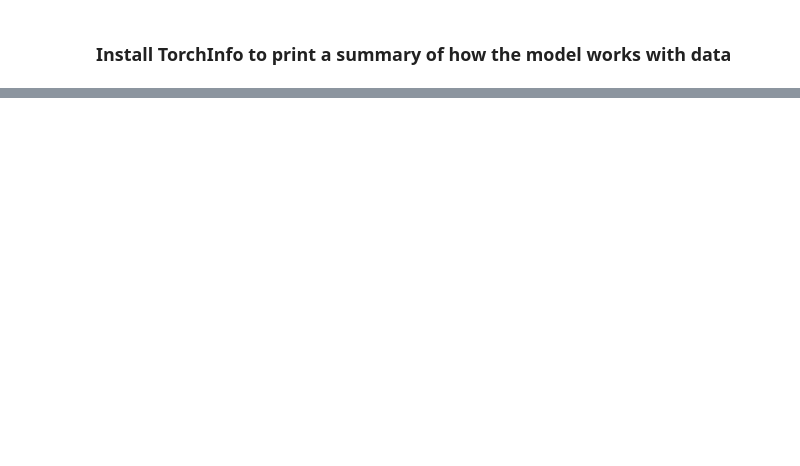
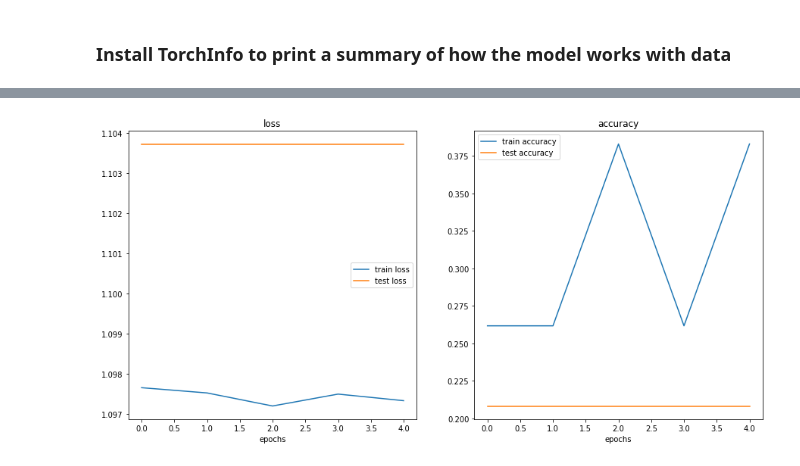
Before and after one commit to torrhen/pytorch_miscellaneous, a Jupyter notebook: 04_pytorch_custom_datasets.ipynb, the cells around one changed output, grey strips where cells are left out. Saved outputs shown, nothing was run; the diff lists cells and outputs as text; code cells hidden in the pictures; blank space fills up the shorter version.

```diff
--- a/04_pytorch_custom_datasets.ipynb
+++ b/04_pytorch_custom_datasets.ipynb
@@ -543,0 +601,10 @@ def train_step(model: torch.nn.Module, dataloader: torch.utils.data.DataLoader,
+# %%
+# create loss function
+loss_fn = nn.CrossEntropyLoss()
+# create optimizer
+optimizer = torch.optim.Adam(params=model1.parameters(), lr=0.001)
+# %%
+torch.manual_seed(42)
+torch.cuda.manual_seed(42)
+
+model1_results = train(model1, train_loader, test_loader, loss_fn, optimizer)
@@ -543,0 +622,34 @@ def train_step(model: torch.nn.Module, dataloader: torch.utils.data.DataLoader,
+# %%
+# plot the loss curves for train and test results
+
+def plot_loss_curves(results: Dict[str, List[float]]):
+  # get loss metrics
+  train_loss = results['train_loss']
+  test_loss = results['test_loss']
+  # get accuracy metrics
+  train_acc = results['train_acc']
+  test_acc = results['test_acc']
+
+  # create a range between 0 and epochs-1
+  n_epochs = range(len(results['train_loss']))
+
+  plt.figure(figsize=(15, 7))
+
+  # plot loss
+  plt.subplot(1, 2, 1)
+  plt.plot(n_epochs, train_loss, label='train loss')
+  plt.plot(n_epochs, test_loss, label='test loss')
+  plt.title('loss')
+  plt.xlabel('epochs')
+  plt.legend()
+  # plot accuracy
+  plt.subplot(1, 2, 2)
+  plt.plot(n_epochs, train_acc, label='train accuracy')
+  plt.plot(n_epochs, test_acc, label='test accuracy')
+  plt.title('accuracy')
+  plt.xlabel('epochs')
+  plt.legend()
+
+plot_loss_curves(model1_results)
+# %% [output]
+[figure, added]
```
Also changed, not shown: parts of 21 cells of this notebook.
